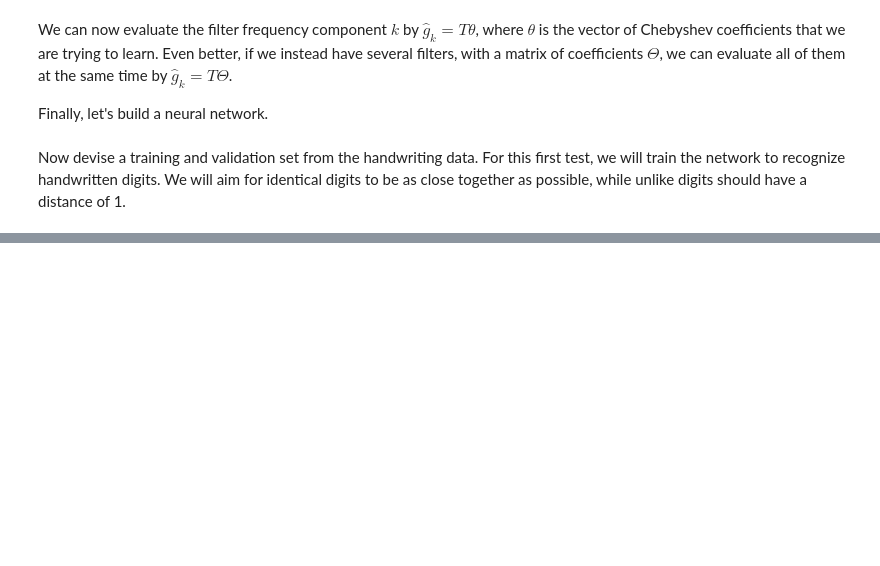
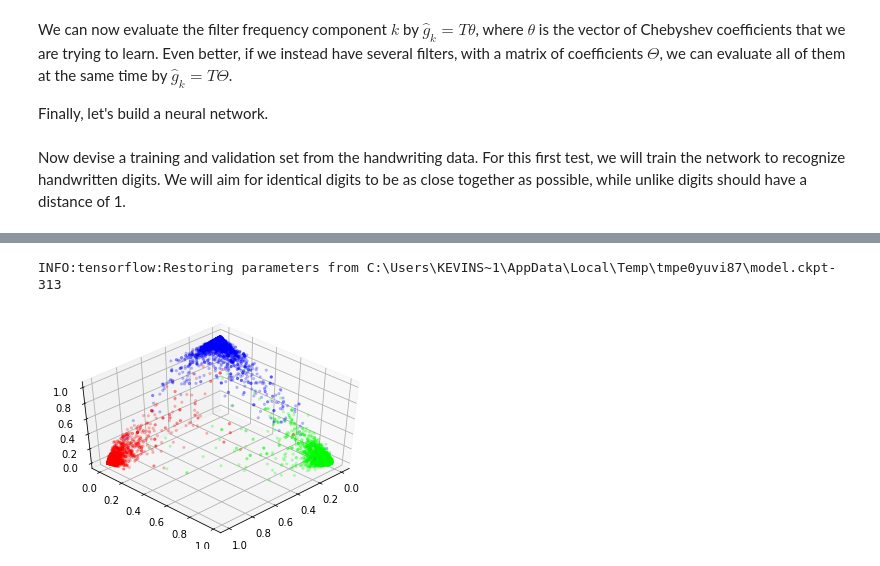
Before and after one commit to MinhTranCA/graph-similarity-1, a Jupyter notebook: notebooks/Handwritten Digits.ipynb, the cells around one changed output, grey strips where cells are left out. Drawn from its saved outputs; the diff is of its cells as text; code cells hidden in the pictures; blank space fills up the shorter version.

Commit message:
Dropped Siamese network. Learn coordinates for graphs. Works on digits.

```diff
--- a/notebooks/Handwritten Digits.ipynb
+++ b/notebooks/Handwritten Digits.ipynb
@@ -307,9 +309,9 @@ training_input_fn = tf.estimator.inputs.numpy_input_fn(
 model_params = {}
 model_params['U'] = U
 model_params['T'] = T
-model_params['learning_rate'] = 1e-3
+model_params['learning_rate'] = 0.1
 
 nn = tf.estimator.Estimator(model_fn = model_fn, params = model_params)
-est = nn.train(input_fn = training_input_fn, steps = 200)
+est = nn.train(input_fn = training_input_fn, steps = 1000)
 # %% [output]
 INFO:tensorflow:Using default config.
@@ -318,0 +331,21 @@ INFO:tensorflow:Create CheckpointSaverHook.
+# %%
+predict_input_fn = tf.estimator.inputs.numpy_input_fn(
+    x = {'img': data_cols[:10000,:]},
+    num_epochs = 1,
+    shuffle=False)
+
+predictions = nn.predict(input_fn = predict_input_fn)
+embeddings = np.vstack([pred['embed'] for pred in predictions])
+# %% [output]
+INFO:tensorflow:Restoring parameters from C:\Users\KEVINS~1\AppData\Local\Temp\tmpe0yuvi87\model.ckpt-313
+# %%
+from mpl_toolkits.mplot3d import Axes3D
+
+fig = plt.figure()
+ax = fig.add_subplot(111, projection = '3d')
+ax.scatter(embeddings[:,0], embeddings[:,1],embeddings[:,2], marker = '.', alpha = 0.2, color = labels[:10000,:])
+ax.view_init(45, 45)
+
+plt.show()
+# %% [output]
+[figure, added]
```
Also changed, not shown: parts of 7 cells of this notebook.
